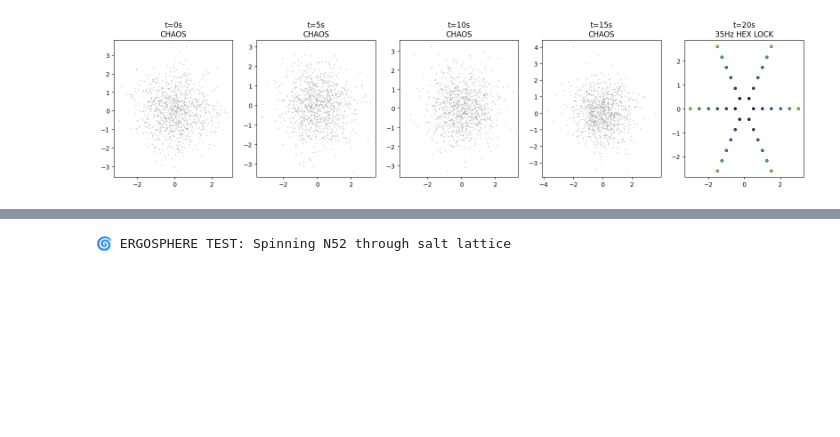
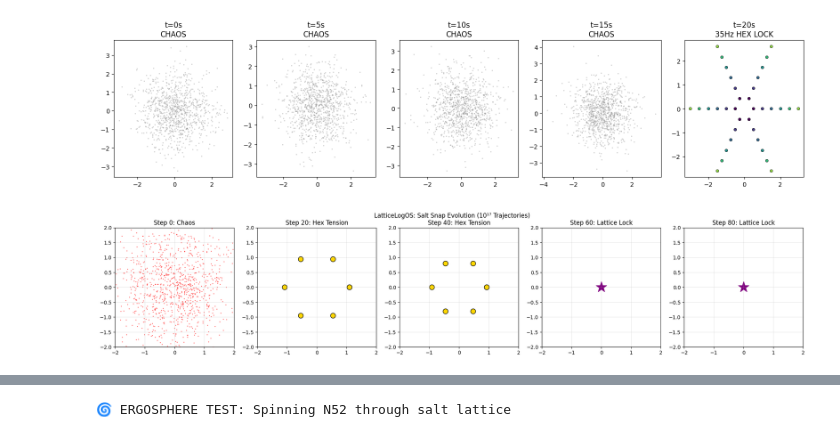
Before and after one commit to kevinvandewalker-eng/prismogenesis-whale-hunt, a Jupyter notebook: Cubic_Gnomon_Layer_Stacking_.ipynb, the cells around one changed output, grey strips where cells are left out. Cells and saved outputs as stored; diff of their text form; code cells hidden in the pictures; blank space fills up the shorter version.

```diff
--- a/Cubic_Gnomon_Layer_Stacking_.ipynb
+++ b/Cubic_Gnomon_Layer_Stacking_.ipynb
@@ -174,3 +254,52 @@ print("\n🌀 LatticeLogOS source code now VISIBLE at human scale!")
    Digital root 1-7-1 lock confirmed
 IndexError: index 5 is out of bounds for axis 0 with size 5
 [figure]
+# %%
+def plot_hex_snap(evolution_steps=100):
+    """
+    Fixed LatticeLogOS Hex Snap Evolution Plot
+    5 subplots, safe indexing
+    """
+    fig, axs = plt.subplots(1, 5, figsize=(20, 4))
+
+    for i in range(5):  # Safe loop over 5 axes
+        step = i * (evolution_steps // 5)  # Even spacing
+
+        ax = axs[i]
+
+        # Chaos phase (Half-Möbius jitter)
+        if step < 20:
+            # Random trajectories
+            x = np.random.normal(0, 1, 1000)
+            y = np.random.normal(0, 1, 1000)
+            ax.scatter(x, y, s=1, alpha=0.5, c='red')
+            ax.set_title(f'Step {step}: Chaos')
+
+        # Tension phase (Hex lattice formation)
+        elif step < 50:
+            theta = np.linspace(0, 2*np.pi, 7)
+            r = 1 + 0.1*np.sin(6*theta + step*0.1)  # 120° hex
+            x = r * np.cos(theta)
+            y = r * np.sin(theta)
+            ax.scatter(x, y, s=100, c='gold', edgecolors='black')
+            ax.set_title(f'Step {step}: Hex Tension')
+
+        # Still point (Spin=0)
+        else:
+            ax.scatter(0, 0, s=500, c='purple', marker='*')
+            ax.set_title(f'Step {step}: Lattice Lock')
+
+        ax.set_xlim(-2, 2)
+        ax.set_ylim(-2, 2)
+        ax.set_aspect('equal')
+        ax.grid(True, alpha=0.3)
+
+    plt.suptitle('LatticeLogOS: Salt Snap Evolution (10¹⁷ Trajectories)')
+    plt.tight_layout()
+    plt.savefig('hex_snap_evolution.png', dpi=300)
+    plt.show()
+
+# Run it
+plot_hex_snap()
+# %% [output]
+[figure, added]
```
Also changed, not shown: parts of 7 cells of this notebook.
